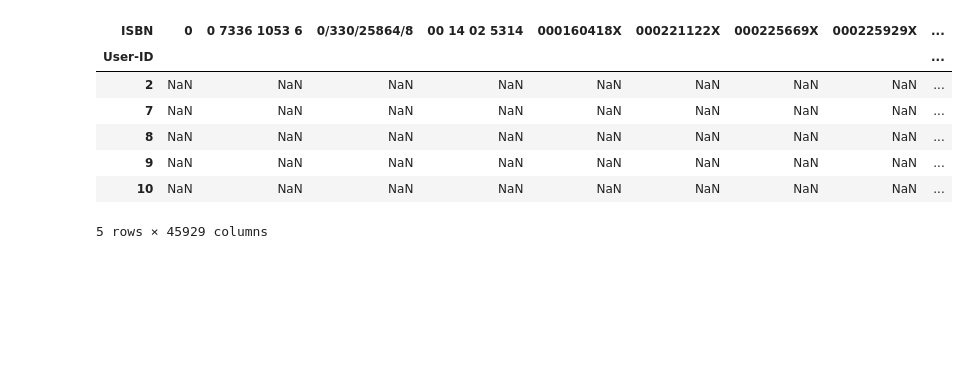
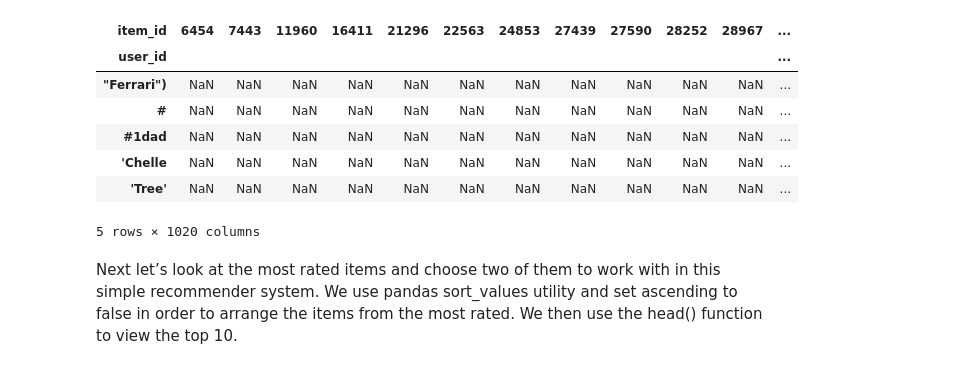
Before and after one commit to salma71/MSDS_SU2020, a Jupyter notebook: Recommender_system612/week_1/Basic_recommender_1.ipynb, the cells around one changed output. Saved outputs shown, nothing was run; the diff lists cells and outputs as text; code cells hidden in the pictures; blank space fills up the shorter version.

```diff
--- a/Recommender_system612/week_1/Basic_recommender_1.ipynb
+++ b/Recommender_system612/week_1/Basic_recommender_1.ipynb
@@ -2,7 +2,7 @@
 import pandas as pd
 import numpy as np
 # %%
-url = 'https://raw.githubusercontent.com/salma71/MSDS_SU2020/master/Recommender_system612/week_1/BX-Book-Ratings.csv'
-df = pd.read_csv(url)
-display(df.head())
+url = 'https://raw.githubusercontent.com/salma71/MSDS_SU2020/master/Recommender_system612/week_1/ratings.csv'
+movie = pd.read_csv(url)
+display(movie.head())
 # %% [output]
@@ -14,0 +15,4 @@ display(df.head())
+# %%
+url_title = 'https://raw.githubusercontent.com/salma71/MSDS_SU2020/master/Recommender_system612/week_1/movies.csv'
+title = pd.read_csv(url_title)
+display(title.head())
@@ -14,0 +26,3 @@ display(df.head())
+# %%
+df = pd.merge(movie, title, on='movieId')
+df.head()
@@ -55,15 +86,17 @@ sns.jointplot(x='Book-Rating', y='number_of_ratings', data=ratings)
 # %%
-book_matrix = df.pivot_table(index='User-ID', columns='ISBN', values='Book-Rating')
-book_matrix.head()
+item_matrix = df.pivot_table(index='user_id', columns='item_id', values='rating')
+item_matrix.head()
 # %% [output]
-| ISBN | 0 | 0 7336 1053 6 | 0/330/25864/8 | 00 14 02 5314 | 000160418X | 000221122X | 000225669X | 000225929X | ... |
-| User-ID |  |  |  |  |  |  |  |  | ... |
-| 2 | NaN | NaN | NaN | NaN | NaN | NaN | NaN | NaN | ... |
-| 7 | NaN | NaN | NaN | NaN | NaN | NaN | NaN | NaN | ... |
-| 8 | NaN | NaN | NaN | NaN | NaN | NaN | NaN | NaN | ... |
-| 9 | NaN | NaN | NaN | NaN | NaN | NaN | NaN | NaN | ... |
-| 10 | NaN | NaN | NaN | NaN | NaN | NaN | NaN | NaN | ... |
+| item_id | 6454 | 7443 | 11960 | 16411 | 21296 | 22563 | 24853 | 27439 | 27590 | 28252 | 28967 | ... |
+| user_id |  |  |  |  |  |  |  |  |  |  |  | ... |
+| "Ferrari") | NaN | NaN | NaN | NaN | NaN | NaN | NaN | NaN | NaN | NaN | NaN | ... |
+| # | NaN | NaN | NaN | NaN | NaN | NaN | NaN | NaN | NaN | NaN | NaN | ... |
+| #1dad | NaN | NaN | NaN | NaN | NaN | NaN | NaN | NaN | NaN | NaN | NaN | ... |
+| 'Chelle | NaN | NaN | NaN | NaN | NaN | NaN | NaN | NaN | NaN | NaN | NaN | ... |
+| 'Tree' | NaN | NaN | NaN | NaN | NaN | NaN | NaN | NaN | NaN | NaN | NaN | ... |
-5 rows × 45929 columns
+5 rows × 1020 columns
+# %% [markdown]
+Next let’s look at the most rated items and choose two of them to work with in this simple recommender system. We use pandas sort_values utility and set ascending to false in order to arrange the items from the most rated. We then use the head() function to view the top 10.
 # %%
 ratings.sort_values('number_of_ratings', ascending=False).head(10)
 # %% [output]
```
Also changed, not shown: parts of 11 cells of this notebook.
